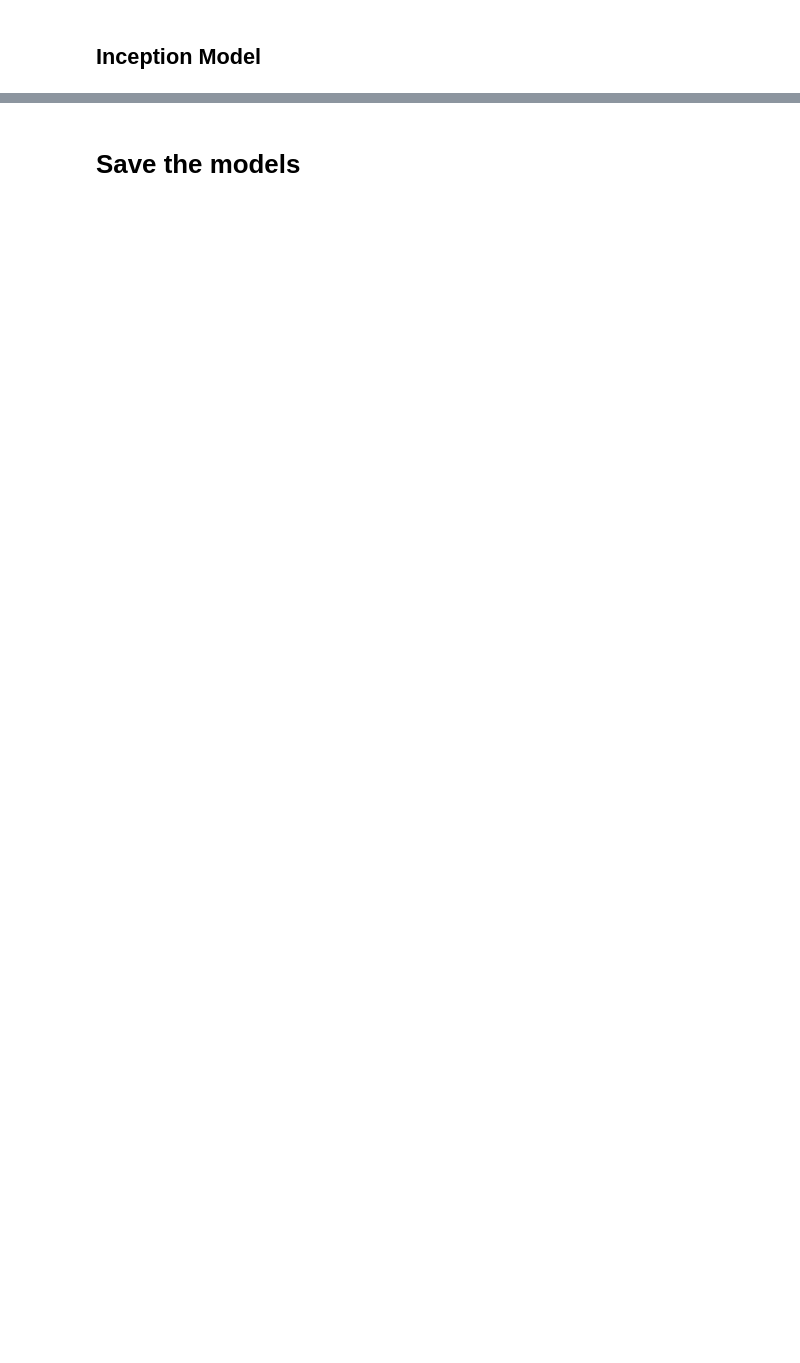
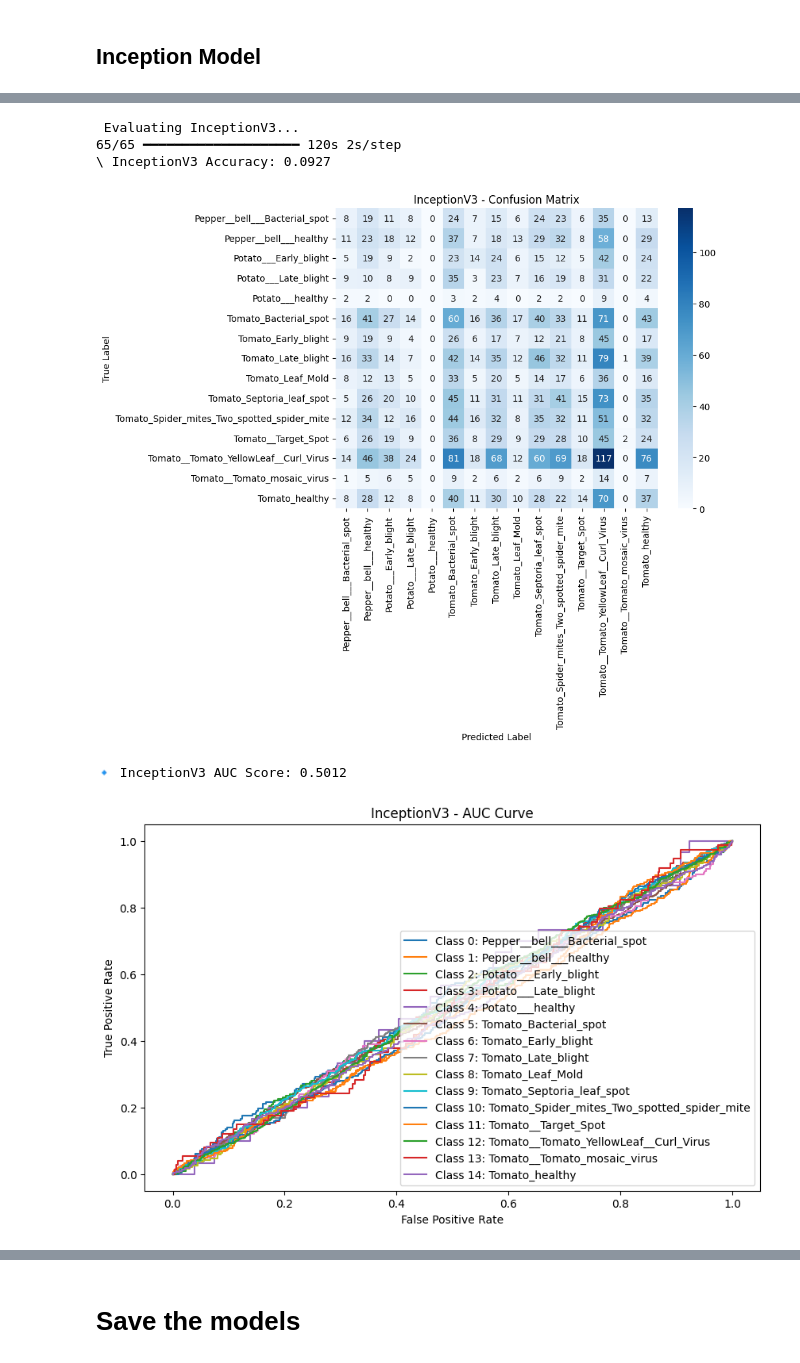
Before and after one commit to cindurasri/plant-disease, a Jupyter notebook: plantdisease_notebook.ipynb, the cells around one changed output, grey strips where cells are left out. Saved outputs shown, nothing was run; the diff lists cells and outputs as text; code cells hidden in the pictures; blank space fills up the shorter version.

```diff
--- a/plantdisease_notebook.ipynb
+++ b/plantdisease_notebook.ipynb
@@ -289,22 +370,28 @@ evaluate_model(resnet_model, val_generator, "ResNet50")
 # %% [markdown]
 ## Inception Model
 # %%
-# Load Pretrained InceptionV3 Model
-inception_base = InceptionV3(weights="imagenet", include_top=False, input_shape=(150, 150, 3))
-for layer in inception_base.layers[:-30]:
-    layer.trainable = False
+# InceptionV3 Model
+def create_inceptionv3_model(input_shape=(128, 128, 3), num_classes=num_classes):
+    base_model = InceptionV3(weights='imagenet', include_top=False, input_shape=input_shape)
 
-# Build Model
-inception_model = Sequential([
-    inception_base,
-    layers.GlobalAveragePooling2D(),
-    layers.Dense(256, activation='relu'),
-    layers.Dropout(0.5),
-    layers.Dense(num_classes, activation='softmax')
-])
+    # Freezing the layers of InceptionV3
+    for layer in base_model.layers:
+        layer.trainable = False
 
-# Compile
-inception_model.compile(optimizer=Adam(learning_rate=0.0005), loss="categorical_crossentropy", metrics=["accuracy"])
+    # Adding custom layers
+    model = Sequential()
+    model.add(base_model)
+    model.add(layers.GlobalAveragePooling2D())
+    model.add(layers.Dense(256, activation='relu'))
+    model.add(layers.Dropout(0.5))
+    model.add(layers.Dense(num_classes, activation='softmax', dtype='float32'))
 
-# Train
-history_inception = inception_model.fit(train_generator, validation_data=val_generator, epochs=10, callbacks=[ReduceLROnPlateau()])
+    # Compile the model
+    model.compile(optimizer=Adam(learning_rate=0.0001), loss='categorical_crossentropy', metrics=['accuracy'])
+    return model
+
+# Create InceptionV3 Model
+inceptionv3_model = create_inceptionv3_model()
+
+# Train the model
+inceptionv3_model.fit(train_generator, validation_data=val_generator, steps_per_epoch=steps_per_epoch, validation_steps=validation_steps,  epochs= 5, callbacks=[ReduceLROnPlateau(monitor='val_loss', patience=3)])
@@ -313,2 +434,9 @@ inception_model.summary()
 # %%
-evaluate_model(inception_model, val_generator, "InceptionV3")
+evaluate_model(inceptionv3_model, val_generator, "InceptionV3")
+# %% [output]
+ Evaluating InceptionV3...
+65/65 ━━━━━━━━━━━━━━━━━━━━ 120s 2s/step
+\ InceptionV3 Accuracy: 0.0927
+[figure, added]
+🔹 InceptionV3 AUC Score: 0.5012
+[figure, added]
```
Also changed, not shown: parts of 17 cells of this notebook.
